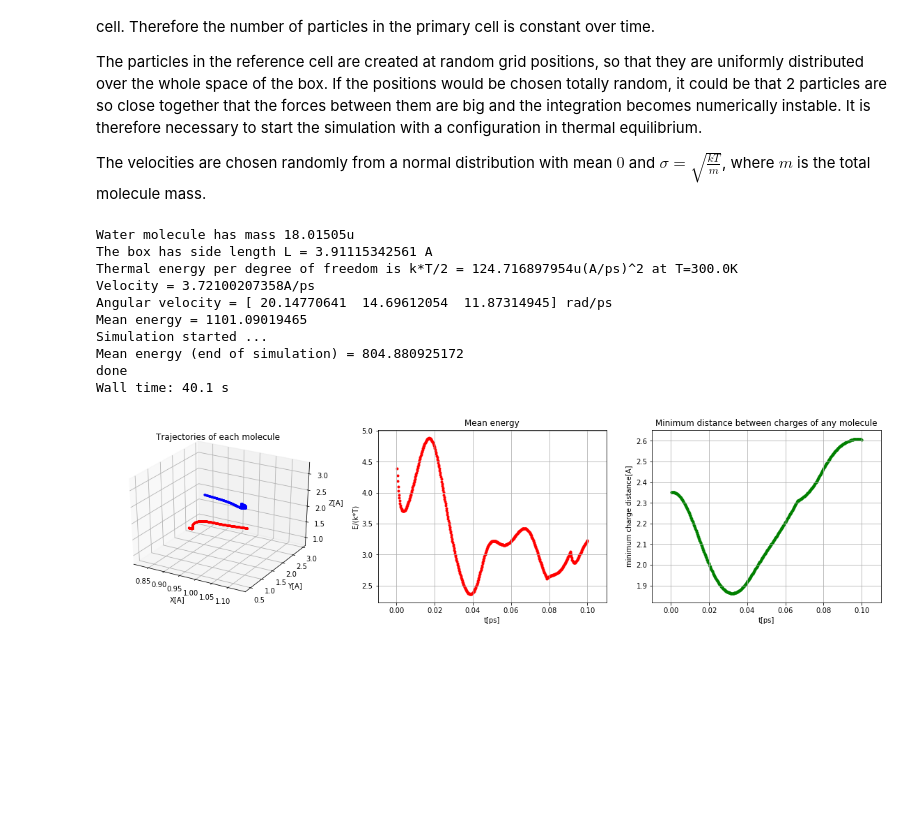
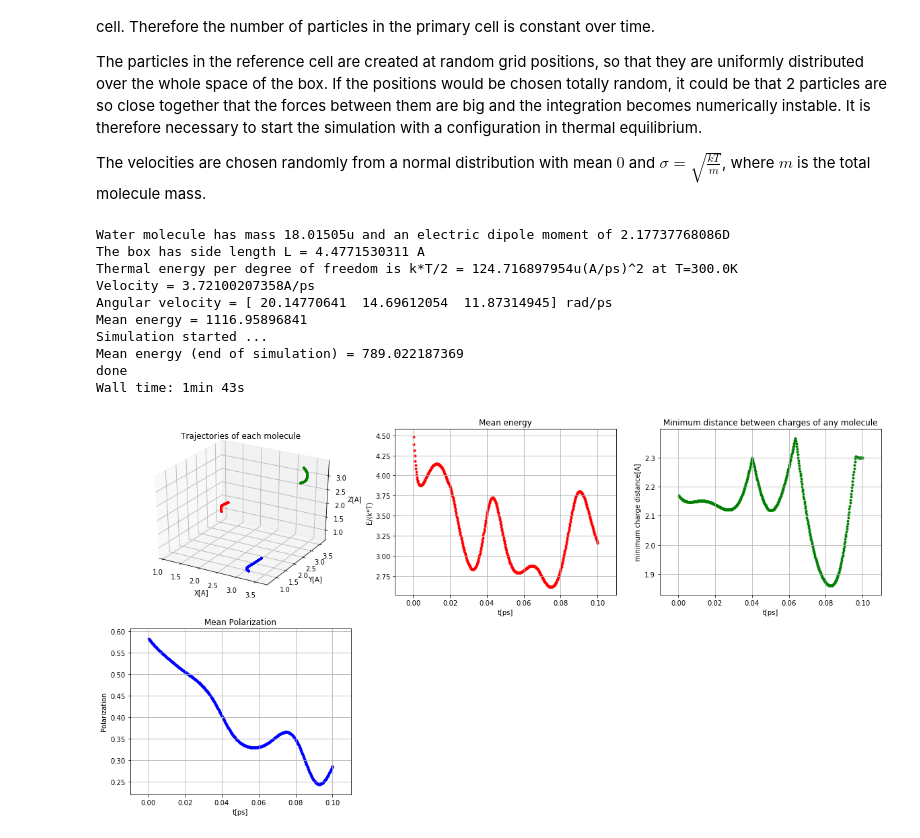
Before and after one commit to ghejc/mdwater, a Jupyter notebook: water_simulation.ipynb, the cells around one changed output. Saved outputs shown, nothing was run; the diff lists cells and outputs as text; code cells hidden in the pictures; blank space fills up the shorter version.

```diff
--- a/water_simulation.ipynb
+++ b/water_simulation.ipynb
@@ -908,22 +937,29 @@ def calcMinimumDistance(sys):
                 min_dist = dist
     distances.append([sys.t, min_dist])
 
+polarizations = []
+def calcPolarization(sys):
+    mu0 = sys.molecule.getProperty('mu')
+    p = sys.getMeanPolarization() / mu0
+    polarizations.append([sys.t, np.sqrt(np.dot(p,p)) ])
+
 simulator.addTask(calcTrajectories)
 simulator.addTask(calcMeanEnergy)
 simulator.addTask(calcMinimumDistance)
+simulator.addTask(calcPolarization)
 
 %time simulator.run(timeSteps=5000,timeResolution=0.0002)
 # %% [output]
-Water molecule has mass 18.01505u
-The box has side length L = 3.91115342561 A
+Water molecule has mass 18.01505u and an electric dipole moment of 2.17737768086D
+The box has side length L = 4.4771530311 A
 Thermal energy per degree of freedom is k*T/2 = 124.716897954u(A/ps)^2 at T=300.0K
 Velocity = 3.72100207358A/ps
 Angular velocity = [ 20.14770641  14.69612054  11.87314945] rad/ps
-Mean energy = 1101.09019465
+Mean energy = 1116.95896841
 Simulation started ...
-Mean energy (end of simulation) = 804.880925172
+Mean energy (end of simulation) = 789.022187369
 done
-Wall time: 40.1 s
+Wall time: 1min 43s
 # %%
 fig = plt.figure(figsize=(20,10))
 # plot trajectories
@@ -932,36 +968,47 @@ ax1 = fig.add_subplot(231, projection='3d')
 ax2 = fig.add_subplot(232)
 # plot  minimum distances
 ax3 = fig.add_subplot(233)
+# plot  polarization
+ax4 = fig.add_subplot(234)
 
 r = np.array(positions)
 (i,j,k) = r.shape
 colors = ['red','blue','green','yellow','cyan','magenta']
 for m in range(j):
     ax1.scatter(r[:,m,0], r[:,m,1], r[:,m,2], c=colors[m % len(colors)], marker='.')
 
 ax1.set_xlabel('X[A]')
 ax1.set_ylabel('Y[A]')
 ax1.set_zlabel('Z[A]')
 ax1.set_title('Trajectories of each molecule')
 
 e = np.array(energy)
 e[e > 10.0] = 10.0
 ax2.scatter(e[:,0], e[:,1], c='red', marker='.')
 
 ax2.set_xlabel('t[ps]')
 ax2.set_ylabel('E/(k*T)')
 ax2.set_title('Mean energy')
 ax2.grid()
 
 d = np.array(distances)
 d[d > 10.0] = 10.0
 ax3.scatter(d[:,0], d[:,1], c='green', marker='.')
 
 ax3.set_xlabel('t[ps]')
 ax3.set_ylabel('minimum charge distance[A]')
 ax3.set_title('Minimum distance between charges of any molecule')
 ax3.grid()
 
+p = np.array(polarizations)
+
+ax4.scatter(p[:,0], p[:,1], c='blue', marker='.')
+
+ax4.set_xlabel('t[ps]')
+ax4.set_ylabel('Polarization')
+ax4.set_title('Mean Polarization')
+ax4.grid()
+
 plt.show()
 # %% [output]
-[figure, old version]
+[figure, new version]
```
Also changed, not shown: parts of 5 cells of this notebook.
